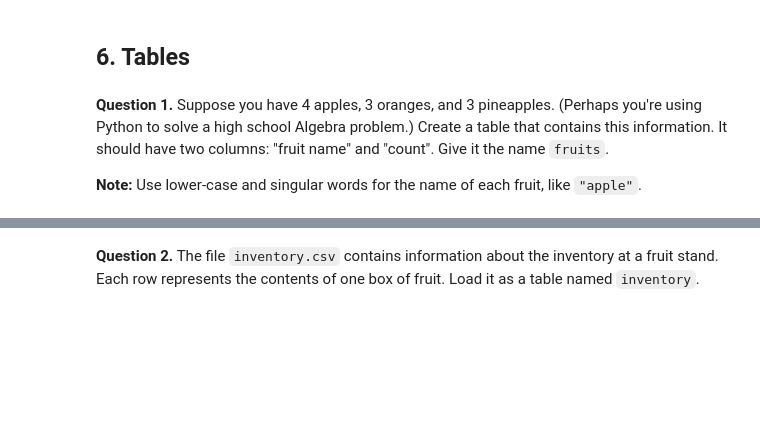
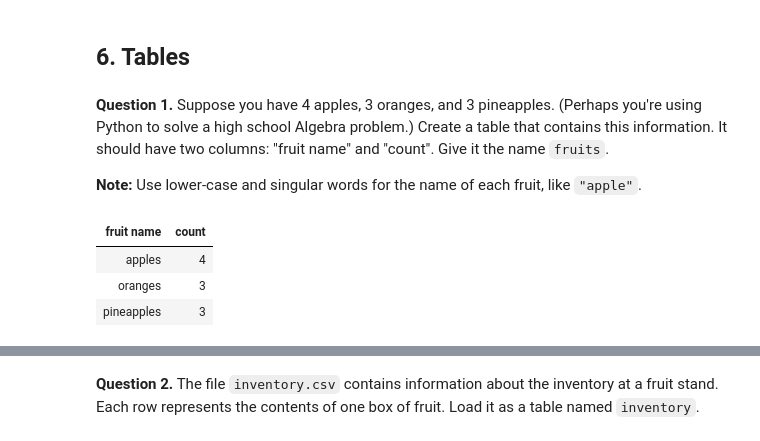
Before and after one commit to ucsd-ets/dsc10-wi18, a Jupyter notebook: hw/hw02/hw02_solutions.ipynb, the cells around one changed output, grey strips where cells are left out. Saved outputs shown, nothing was run; the diff lists cells and outputs as text; code cells hidden in the pictures; blank space fills up the shorter version.

```diff
--- a/hw/hw02/hw02_solutions.ipynb
+++ b/hw/hw02/hw02_solutions.ipynb
@@ -364,10 +509,15 @@ Test summary
 **Note:** Use lower-case and singular words for the name of each fruit, like `"apple"`.
 # %%
 # Our solution uses 1 statement split over 3 lines.
-fruits = Table().with_columns([
-    "fruit name", ["apple", "orange", "pineapple"],
-    "count", [4, 3, 3]
-    ])
+fruits = Table().with_columns(
+    'fruit name', make_array( "apples","oranges", "pineapples"),
+    'count', make_array(4, 3,3)
+)
 fruits
+# %% [output]
+| fruit name | count |
+| apples | 4 |
+| oranges | 3 |
+| pineapples | 3 |
 # %%
 _ = ok.grade('q6_1')
```
Also changed, not shown: parts of 64 cells of this notebook.
